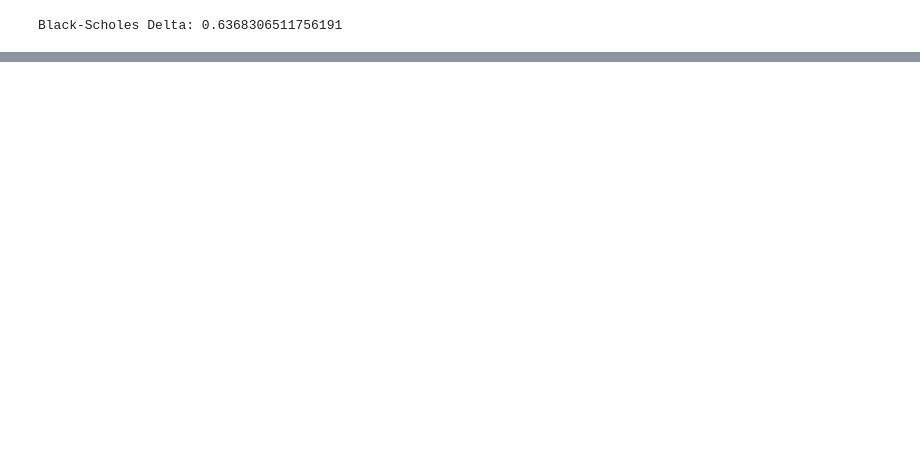
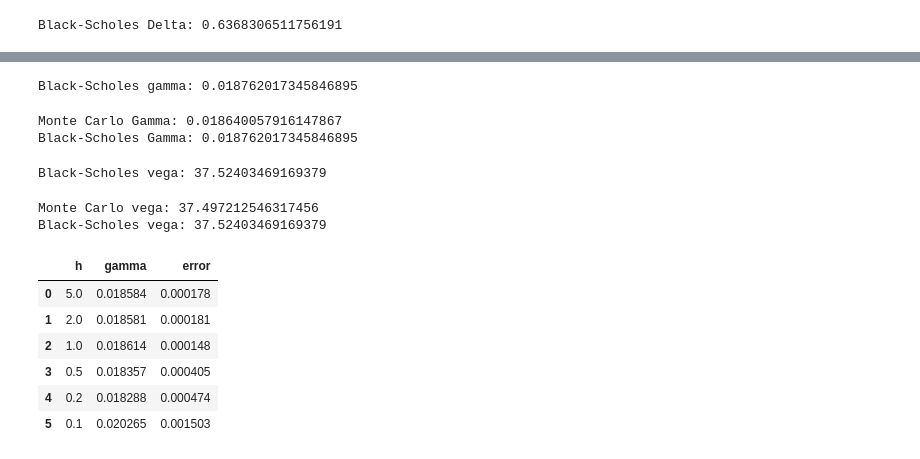
Before and after one commit to phil-C067/M-C-Option-Pricer, a Jupyter notebook: notebooks/01_convergence.ipynb, the cells around one changed output, grey strips where cells are left out. Saved outputs shown, nothing was run; the diff lists cells and outputs as text; code cells hidden in the pictures; blank space fills up the shorter version.

```diff
--- a/notebooks/01_convergence.ipynb
+++ b/notebooks/01_convergence.ipynb
@@ -365,0 +558,74 @@ Black-Scholes Delta: 0.6368306511756191
+# %%
+from src.black_scholes import call_gamma
+
+bs_gamma=call_gamma(S_0, r, sigma, T, K)
+print("Black-Scholes gamma:", bs_gamma)
+
+#analytical gamma
+# %% [output]
+Black-Scholes gamma: 0.018762017345846895
+# %%
+N = 100000
+h = 1
+Z=np.random.normal(0,1,N)
+high_price=monte_carlo_call_price_crn(S_0+h,r,sigma,T,K,N,Z)
+mid_price=monte_carlo_call_price_crn(S_0,r,sigma,T,K,N,Z)
+low_price=monte_carlo_call_price_crn(S_0-h,r,sigma,T,K,N,Z)
+crn_gamma=(high_price+low_price-2*mid_price)/(h**2)
+print("Monte Carlo Gamma:", crn_gamma)
+print("Black-Scholes Gamma:", bs_gamma)
+
+#difference between common mc gamma and analytical
+# %% [output]
+Monte Carlo Gamma: 0.018640057916147867
+Black-Scholes Gamma: 0.018762017345846895
+# %%
+from src.black_scholes import call_vega
+
+bs_vega=call_vega(S_0, r, sigma, T, K)
+print("Black-Scholes vega:",bs_vega)
+
+#analytical vega; this is per 1.00 change in sigma (volatility)
+# %% [output]
+Black-Scholes vega: 37.52403469169379
+# %%
+N = 100000
+h = 0.01
+Z = np.random.normal(0, 1, N)
+high_vol_price=monte_carlo_call_price_crn(S_0,r,sigma+h,T,K,N,Z)
+low_vol_price=monte_carlo_call_price_crn(S_0,r,sigma-h,T,K,N,Z)
+crn_vega=(high_vol_price-low_vol_price)/(h*2)
+print("Monte Carlo vega:", crn_vega)
+print("Black-Scholes vega:", bs_vega)
+
+#monte-carlo vega and analytical
+# %% [output]
+Monte Carlo vega: 37.497212546317456
+Black-Scholes vega: 37.52403469169379
+# %%
+h_values = [5, 2, 1, 0.5, 0.2, 0.1]
+gamma_results = []
+N = 100000
+for h in h_values:
+    Z=np.random.normal(0,1,N)
+    high_price=monte_carlo_call_price_crn(S_0+h,r,sigma,T,K,N,Z)
+    mid_price=monte_carlo_call_price_crn(S_0,r,sigma,T,K,N,Z)
+    low_price=monte_carlo_call_price_crn(S_0-h,r,sigma,T,K,N,Z)
+    crn_gamma=(high_price+low_price-2*mid_price)/(h**2)
+    gamma_error=abs(crn_gamma-bs_gamma)
+    gamma_results.append({"h":h,"gamma":crn_gamma,"error":gamma_error})
+
+#varying step size causes error of gamma to decrease THEN increase as the noise is amplified by dividing by h^2
+# %%
+gamma_df = pd.DataFrame(gamma_results)
+gamma_df
+
+#table of results above
+# %% [output]
+|  | h | gamma | error |
+| 0 | 5.0 | 0.018584 | 0.000178 |
+| 1 | 2.0 | 0.018581 | 0.000181 |
+| 2 | 1.0 | 0.018614 | 0.000148 |
+| 3 | 0.5 | 0.018357 | 0.000405 |
+| 4 | 0.2 | 0.018288 | 0.000474 |
+| 5 | 0.1 | 0.020265 | 0.001503 |
```
Also changed, not shown: parts of 33 cells of this notebook, 3 other files.
